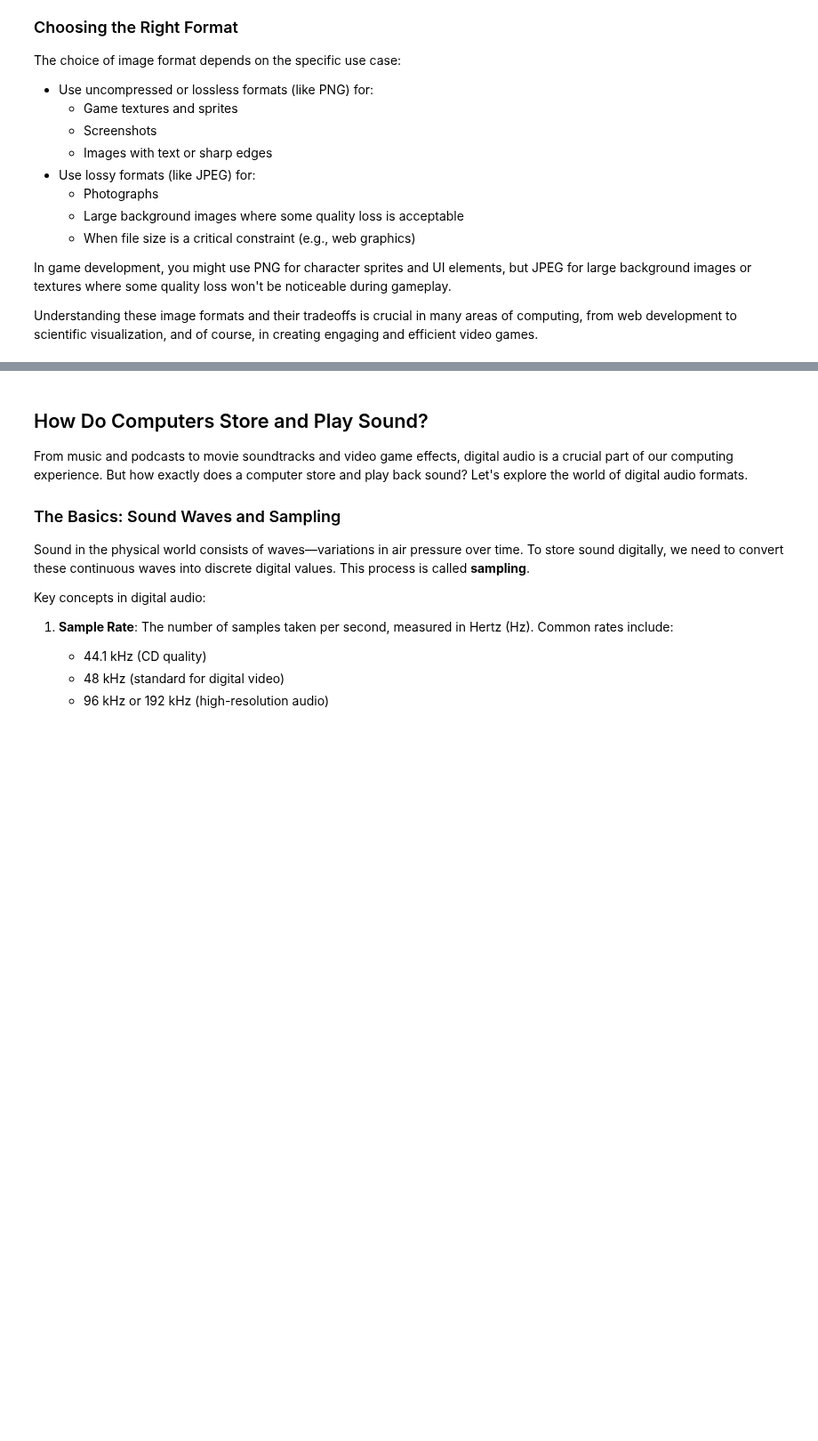
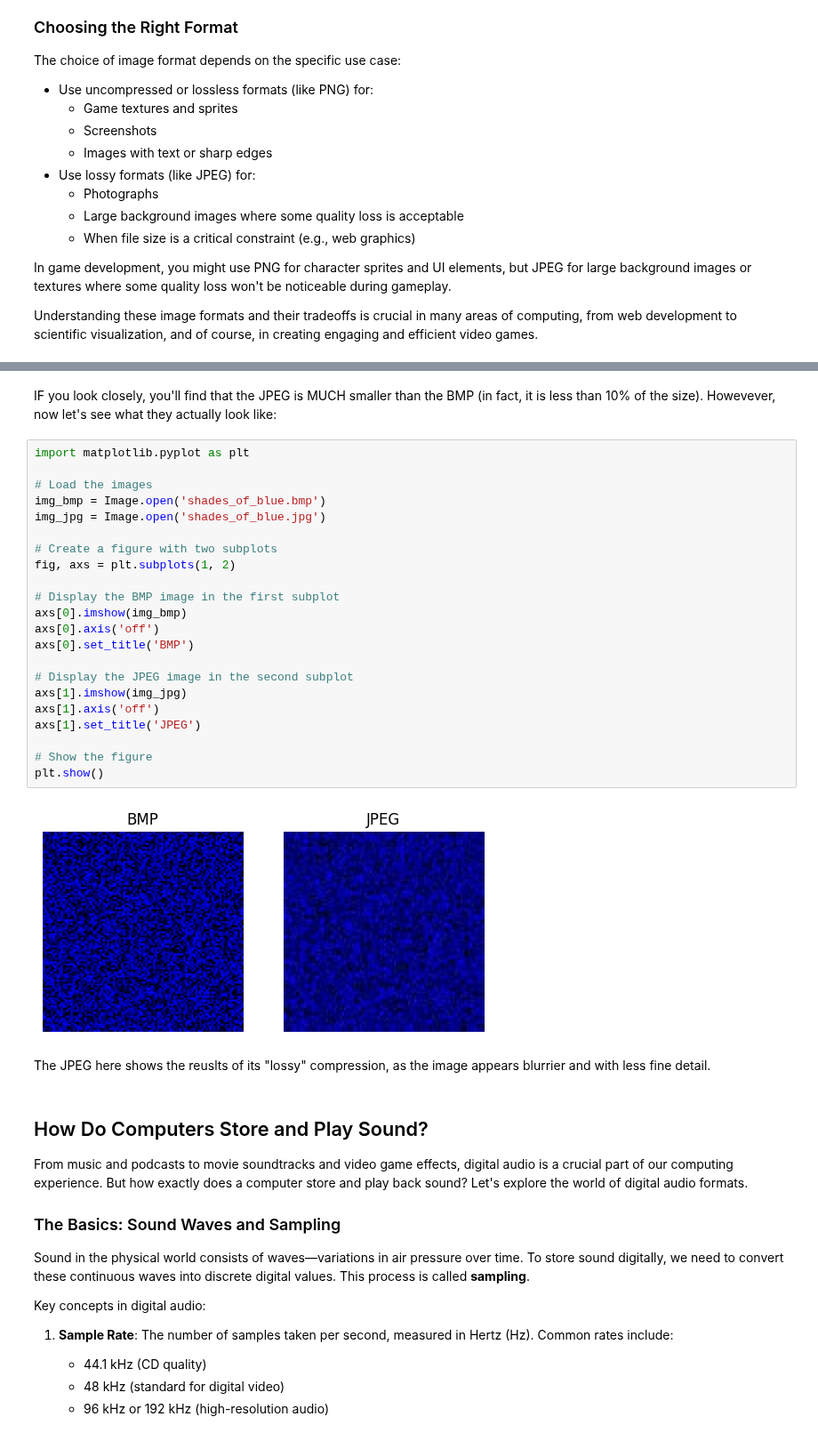
Before and after one commit to brendanpshea/computing_concepts_python, a Jupyter notebook: IntroCS_02_FileFormats_PacMan.ipynb, the cells around one changed output, grey strips where cells are left out. Shown at 89% size. Drawn from its saved outputs; the diff is of its cells as text; blank space fills up the shorter version.

```diff
--- a/IntroCS_02_FileFormats_PacMan.ipynb
+++ b/IntroCS_02_FileFormats_PacMan.ipynb
@@ -766,3 +806,31 @@ Understanding these image formats and their tradeoffs is crucial in many areas o
+# %% [markdown]
+IF you look closely, you'll find that the JPEG is MUCH smaller than the BMP (in fact, it is less than 10% of the size). Howevever, now let's see what they actually look like:
+# %%
+import matplotlib.pyplot as plt
+
+# Load the images
+img_bmp = Image.open('shades_of_blue.bmp')
+img_jpg = Image.open('shades_of_blue.jpg')
+
+# Create a figure with two subplots
+fig, axs = plt.subplots(1, 2)
+
+# Display the BMP image in the first subplot
+axs[0].imshow(img_bmp)
+axs[0].axis('off')
+axs[0].set_title('BMP')
+
+# Display the JPEG image in the second subplot
+axs[1].imshow(img_jpg)
+axs[1].axis('off')
+axs[1].set_title('JPEG')
+
+# Show the figure
+plt.show()
+# %% [output]
+[figure, added]
+# %% [markdown]
+The JPEG here shows the reuslts of its "lossy" compression, as the image appears blurrier and with less fine detail.
 # %% [markdown]
 ## How Do Computers Store and Play Sound?
 
```
Also changed, not shown: parts of 2 cells of this notebook.
